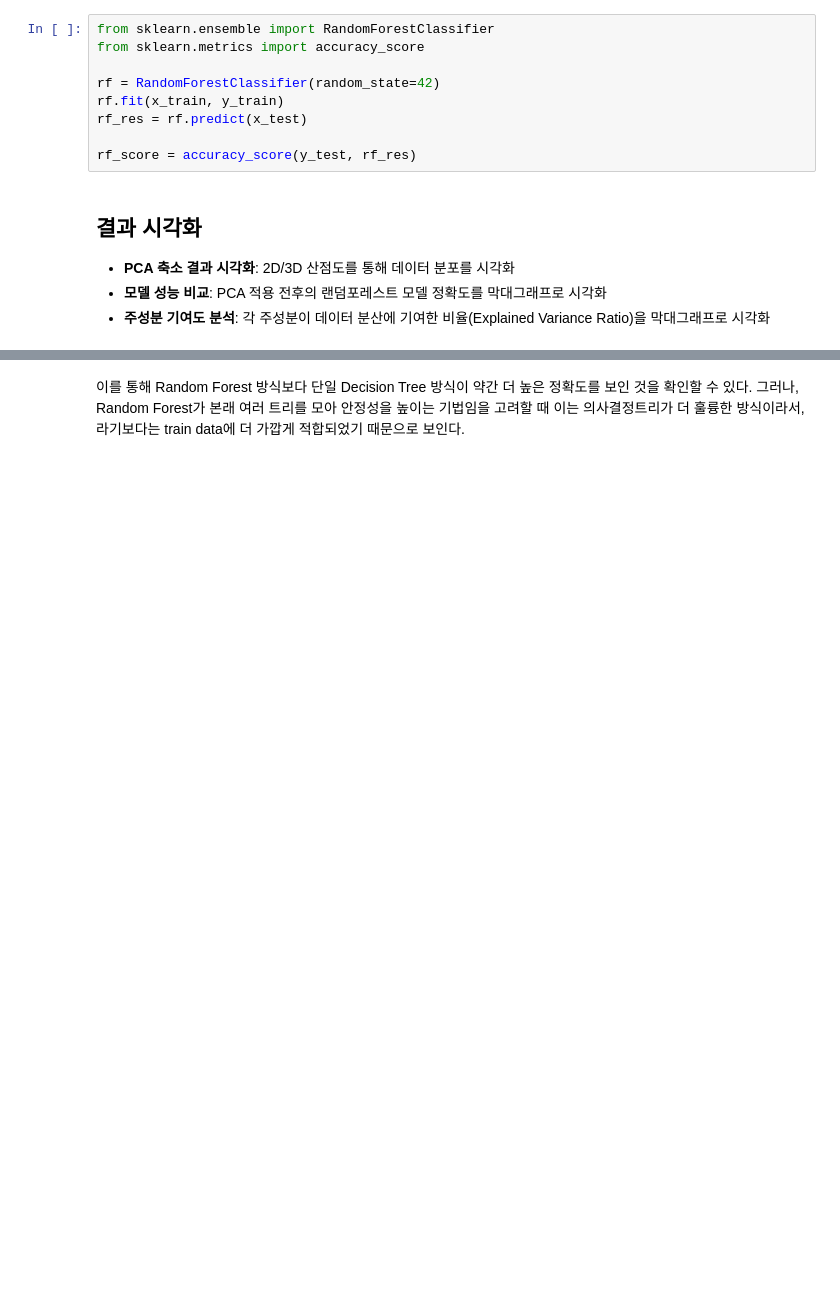
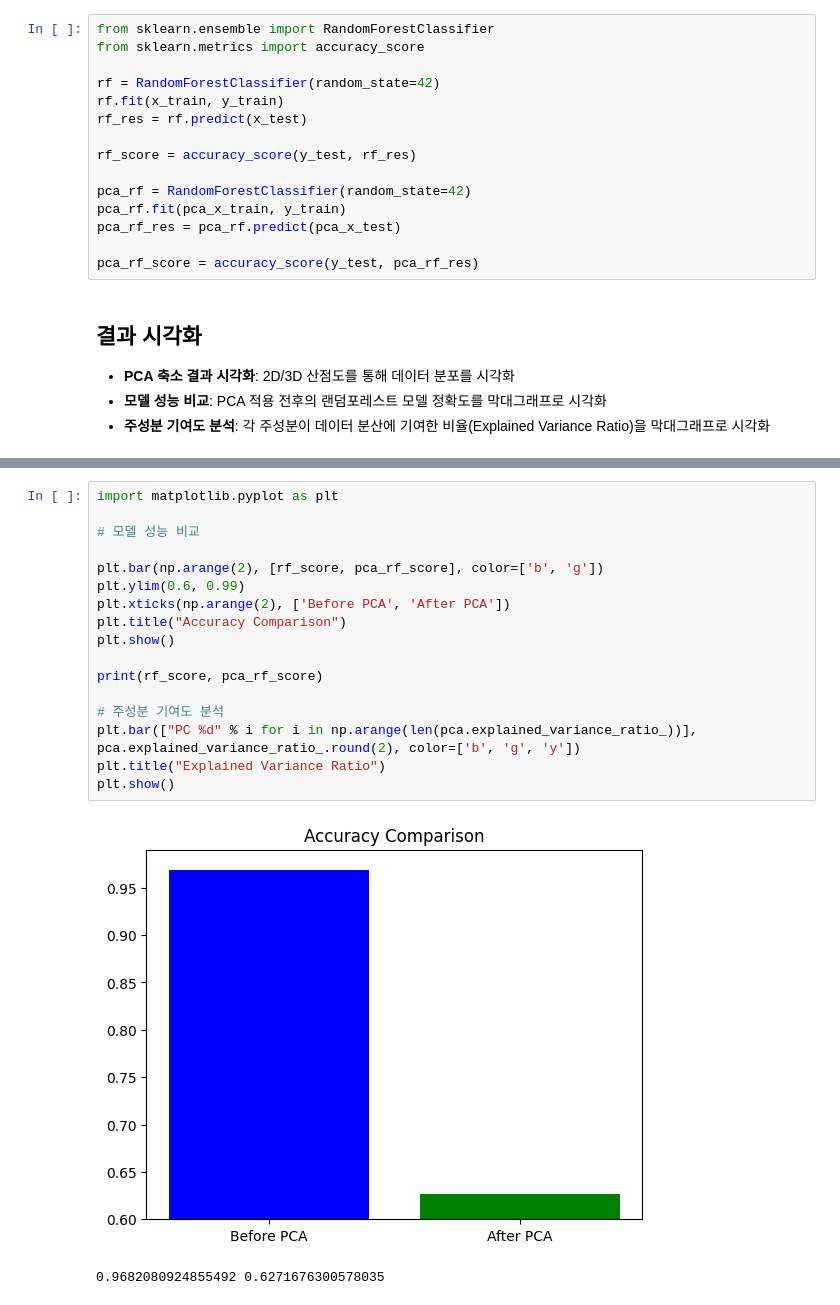
Before and after one commit to GDGoC-SCHU/2024-ai-study, a Jupyter notebook: week3-jungmin/week3_task2.ipynb, the cells around one changed output, grey strips where cells are left out. Drawn from its saved outputs; the diff is of its cells as text; blank space fills up the shorter version.

Commit message:
fix(task2): model prediction not working
- 여전히 PCA 정확도가 현저히 떨어지는 문제 존재

```diff
--- a/week3-jungmin/week3_task2.ipynb
+++ b/week3-jungmin/week3_task2.ipynb
@@ -90,6 +94,12 @@ rf.fit(x_train, y_train)
 rf_res = rf.predict(x_test)
 
 rf_score = accuracy_score(y_test, rf_res)
+
+pca_rf = RandomForestClassifier(random_state=42)
+pca_rf.fit(pca_x_train, y_train)
+pca_rf_res = pca_rf.predict(pca_x_test)
+
+pca_rf_score = accuracy_score(y_test, pca_rf_res)
 # %% [markdown]
 ## 결과 시각화
 
@@ -103,2 +109,20 @@ import matplotlib.pyplot as plt
-# %% [markdown]
-이를 통해 Random Forest 방식보다 단일 Decision Tree 방식이 약간 더 높은 정확도를 보인 것을 확인할 수 있다. 그러나, Random Forest가 본래 여러 트리를 모아 안정성을 높이는 기법임을 고려할 때 이는 의사결정트리가 더 훌륭한 방식이라서, 라기보다는 train data에 더 가깝게 적합되었기 때문으로 보인다.
+# %%
+import matplotlib.pyplot as plt
+
+# 모델 성능 비교
+
+plt.bar(np.arange(2), [rf_score, pca_rf_score], color=['b', 'g'])
+plt.ylim(0.6, 0.99)
+plt.xticks(np.arange(2), ['Before PCA', 'After PCA'])
+plt.title("Accuracy Comparison")
+plt.show()
+
+print(rf_score, pca_rf_score)
+
+# 주성분 기여도 분석
+plt.bar(["PC %d" % i for i in np.arange(len(pca.explained_variance_ratio_))], pca.explained_variance_ratio_.round(2), color=['b', 'g', 'y'])
+plt.title("Explained Variance Ratio")
+plt.show()
+# %% [output]
+[figure, added]
+0.9682080924855492 0.6271676300578035
```
Also changed, not shown: parts of 7 cells of this notebook.
